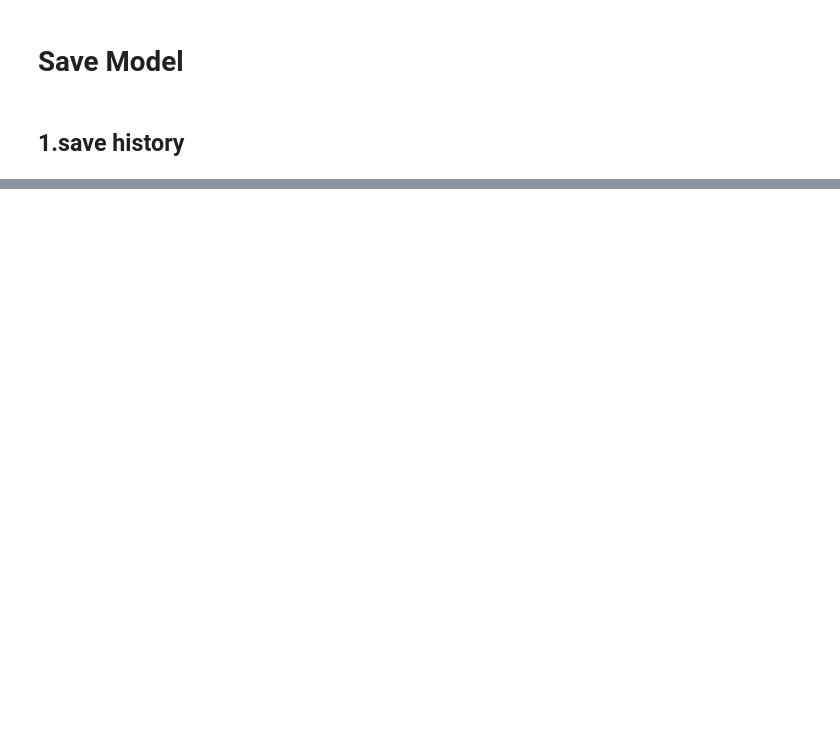
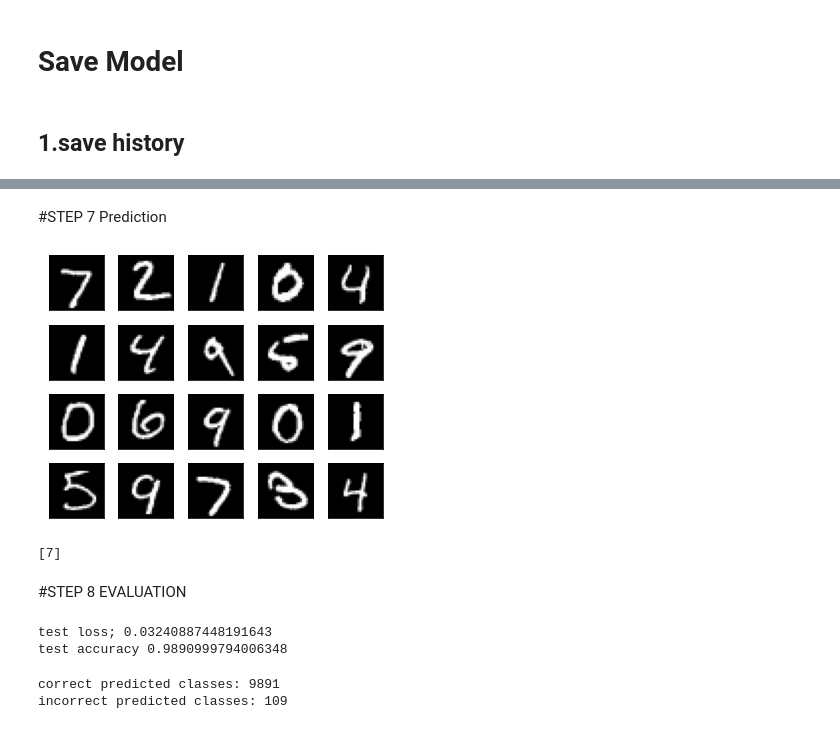
Before and after one commit to manassanant132/Fundamental-of-Deep-Learning, a Jupyter notebook: MAIN_FILE.ipynb, the cells around one changed output, grey strips where cells are left out. Cells and saved outputs as stored; diff of their text form; code cells hidden in the pictures; blank space fills up the shorter version.

```diff
--- a/MAIN_FILE.ipynb
+++ b/MAIN_FILE.ipynb
@@ -133,0 +195,41 @@ with open(filepath_model,"w") as json_file :
+# %% [markdown]
+#STEP 7 Prediction
+# %%
+plt.figure(figsize=(5,4))
+for i in range(20):
+  plt.subplot(4,5,i+1)
+  plt.imshow(temp_x_test[i],cmap='gray')
+  plt.xticks([])
+  plt.yticks([])
+plt.tight_layout()
+plt.savefig('test_mnist.png',dpi=300)
+# %% [output]
+[figure, added]
+# %%
+result = predict_model.predict(x_test[:1])
+result = np.argmax(result,axis=-1)
+
+print(result)
+# %% [output]
+[7]
+# %% [markdown]
+#STEP 8 EVALUATION
+# %%
+score = predict_model.evaluate(x_test,y_test,verbose=0)
+print('test loss;',score[0])
+print('test accuracy',score[1])
+# %% [output]
+test loss; 0.03240887448191643
+test accuracy 0.9890999794006348
+# %%
+predicted_classes=predict_model.predict(x_test)
+predicted_classes=np.argmax(predicted_classes,axis=-1)
+y_true=np.argmax(y_test,axis=-1)
+correct=np.nonzero(predicted_classes == y_true)[0]
+incorrect = np.nonzero(predicted_classes != y_true)[0]
+
+print("correct predicted classes:",correct.shape[0])
+print("incorrect predicted classes:",incorrect.shape[0])
+# %% [output]
+correct predicted classes: 9891
+incorrect predicted classes: 109
```
Also changed, not shown: parts of 11 cells of this notebook.
